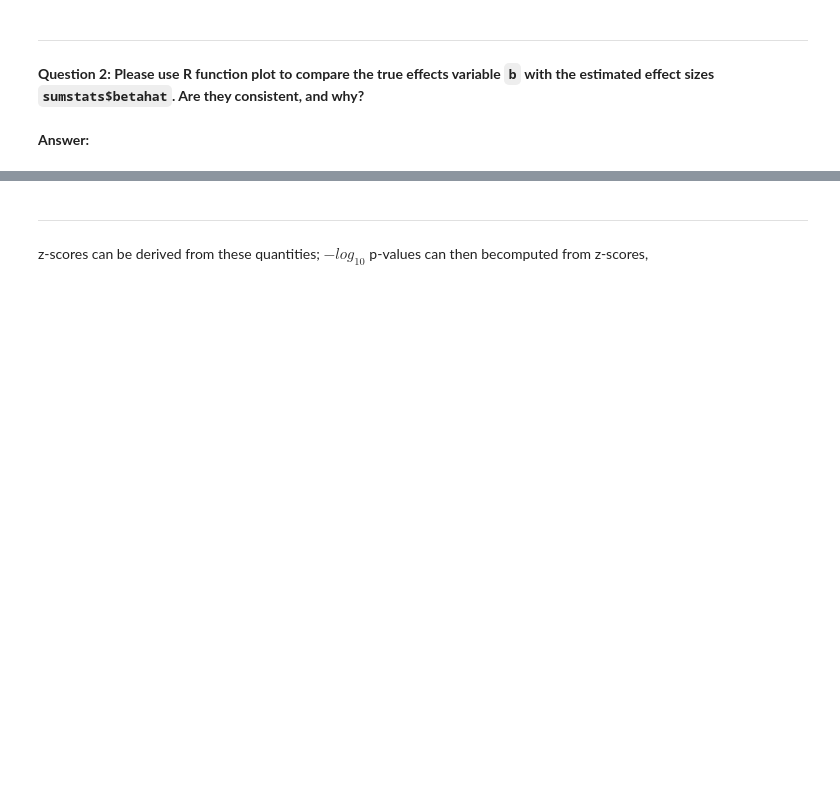
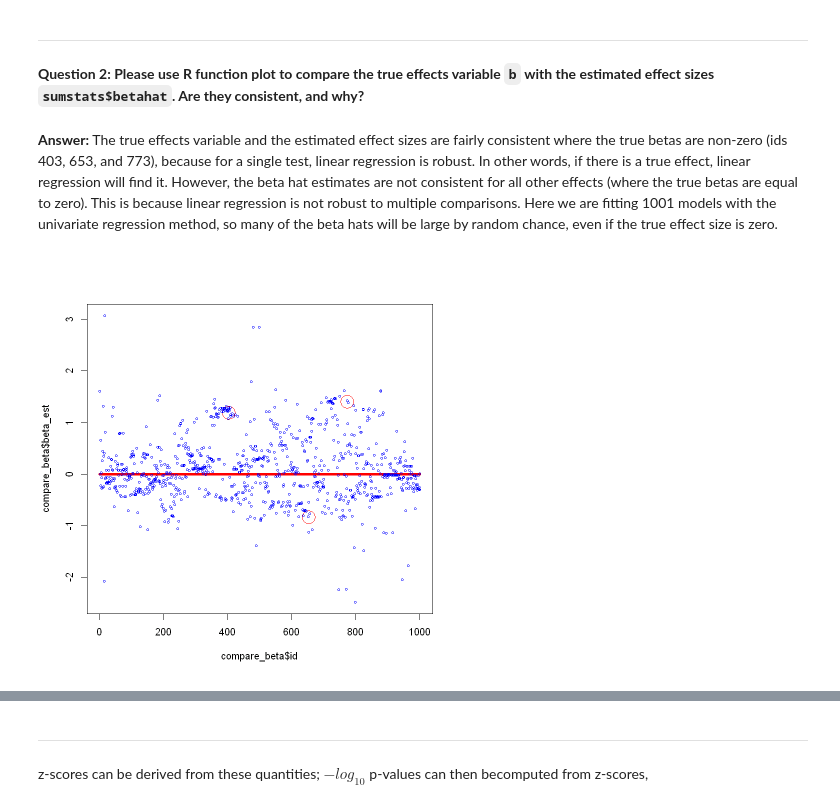
Before and after one commit to wayne-monical/student_test_2025_spring, a Jupyter notebook: notebook/FineMapping_WayneMonical.ipynb, the cells around one changed output, grey strips where cells are left out. Saved outputs shown, nothing was run; the diff lists cells and outputs as text; code cells hidden in the pictures; blank space fills up the shorter version.

```diff
--- a/notebook/FineMapping_WayneMonical.ipynb
+++ b/notebook/FineMapping_WayneMonical.ipynb
@@ -141,4 +145,14 @@ sumstats <- univariate_regression(X, y)
 # %% [markdown]
 **Question 2: Please use R function plot to compare the true effects variable `b` with the estimated effect sizes `sumstats$betahat`. Are they consistent, and why?**
 # %% [markdown]
-**Answer:**
+**Answer:** The true effects variable and the estimated effect sizes are fairly consistent where the true betas are non-zero (ids 403, 653, and 773), because for a single test, linear regression is robust. In other words, if there is a true effect, linear regression will find it. However, the beta hat estimates are not consistent for all other effects (where the true betas are equal to zero). This is because linear regression is not robust to multiple comparisons. Here we are fitting 1001 models with the univariate regression method, so many of the beta hats will be large by random chance, even if the true effect size is zero.
+# %%
+# comparing for all variants
+compare_beta =
+   rbind(
+       data.frame(id = 1:length(b), beta_est = b, color = "red", size = 0.5 + 2.5 * (b != 0)),
+       data.frame(id = 1:length(b), beta_est = sumstats$betahat, color = "blue", size = 0.5))
+
+plot(compare_beta$id, compare_beta$beta_est, col = compare_beta$color, cex = compare_beta$size)
+# %% [output]
+[figure, added]
```
Also changed, not shown: parts of 35 cells of this notebook.
